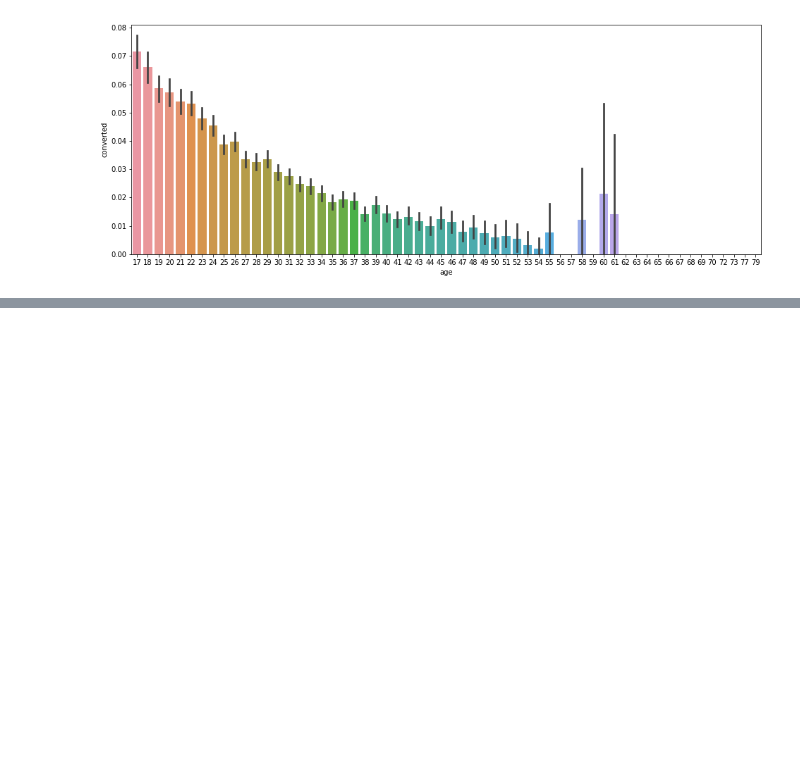
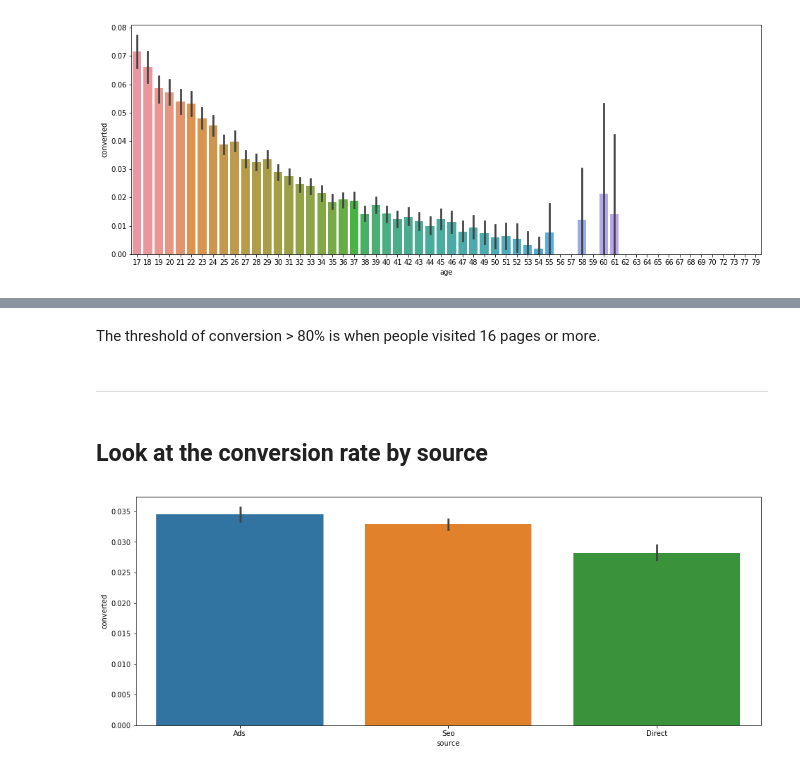
Before and after one commit to kammybdeng/data-science-journey, a Jupyter notebook: take home practices/conversion rate.ipynb, the cells around one changed output, grey strips where cells are left out. Saved outputs shown, nothing was run; the diff lists cells and outputs as text; code cells hidden in the pictures; blank space fills up the shorter version.

```diff
--- a/take home practices/conversion rate.ipynb
+++ b/take home practices/conversion rate.ipynb
@@ -61,0 +98,11 @@ sns.barplot(x='age', y='converted', data=conversion_data);
+# %% [markdown]
+The threshold of conversion > 80% is when people visited 16 pages or more.
+# %% [markdown]
+***
+# %% [markdown]
+## Look at the conversion rate by source
+# %%
+plt.figure(figsize=(16, 6))
+sns.barplot(x='source', y='converted', data=conversion_data);
+# %% [output]
+[figure, added]
```
Also changed, not shown: parts of 50 cells of this notebook.
